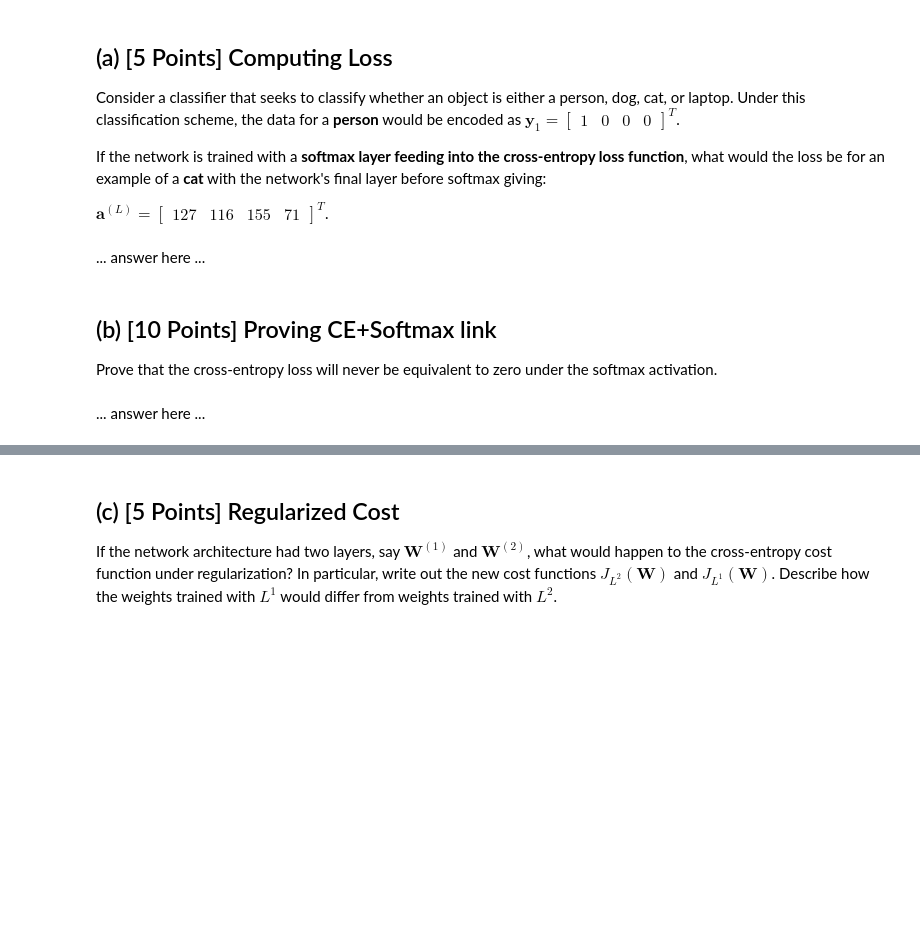
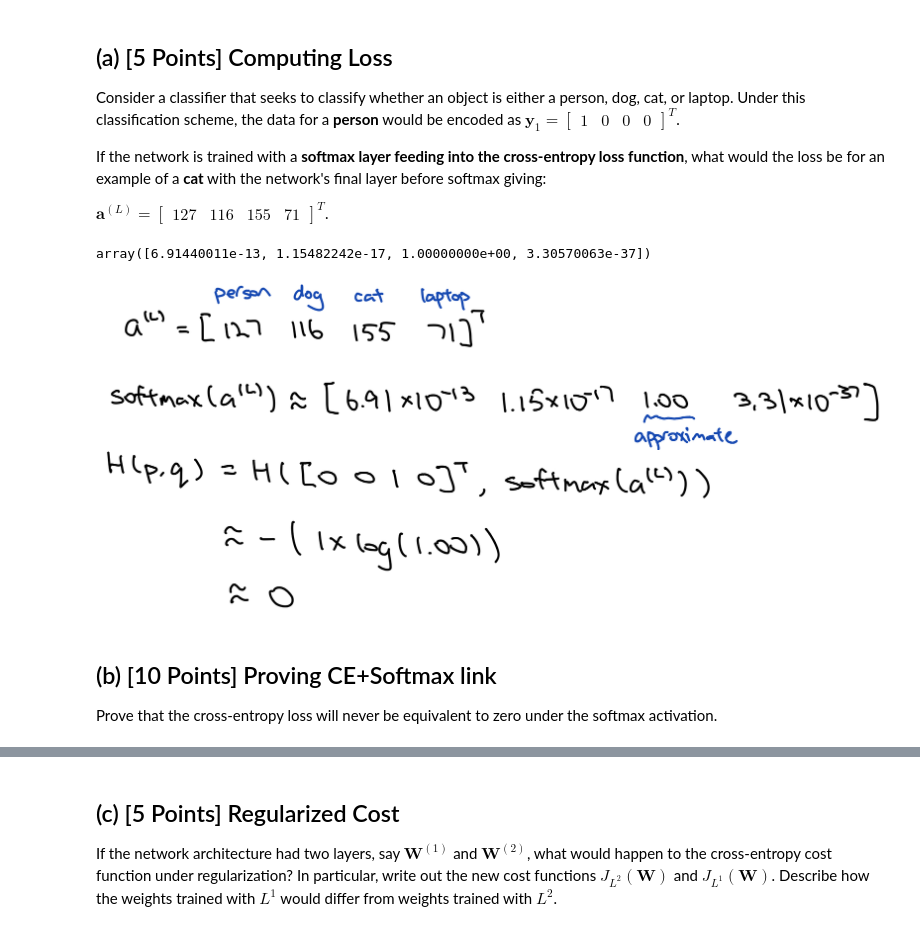
Before and after one commit to icarusoars/STAT430---Deep-Learning, a Jupyter notebook: HW5/hw05-jingtao2.ipynb, the cells around one changed output, grey strips where cells are left out. Cells and saved outputs as stored; diff of their text form; code cells hidden in the pictures; blank space fills up the shorter version.

```diff
--- a/HW5/hw05-jingtao2.ipynb
+++ b/HW5/hw05-jingtao2.ipynb
@@ -177,5 +252,3 @@ Consider a classifier that seeks to classify whether an object is either a perso
 If the network is trained with a **softmax layer feeding into the cross-entropy loss function**, what would the loss be for an example of a **cat** with the network's final layer before softmax giving:
 
 $\mathbf{a}^{(L)} = \begin{bmatrix} 127 & 116 & 155 & 71 \end{bmatrix}^T$.
-# %% [markdown]
-... answer here ...
@@ -193,6 +255,13 @@ from IPython.display import Image
+# %%
+a = np.array([127,116,155,71])
+np.exp(a) / np.sum(np.exp(a))
+# %% [output]
+array([6.91440011e-13, 1.15482242e-17, 1.00000000e+00, 3.30570063e-37])
+# %%
+Image('/content/2-a.jpeg')
+# %% [output]
+[figure, added]
 # %% [markdown]
 ## (b) [10 Points] Proving CE+Softmax link
 
 Prove that the cross-entropy loss will never be equivalent to zero under the softmax activation.
-# %% [markdown]
-... answer here ...
```
Also changed, not shown: parts of 17 cells of this notebook.
